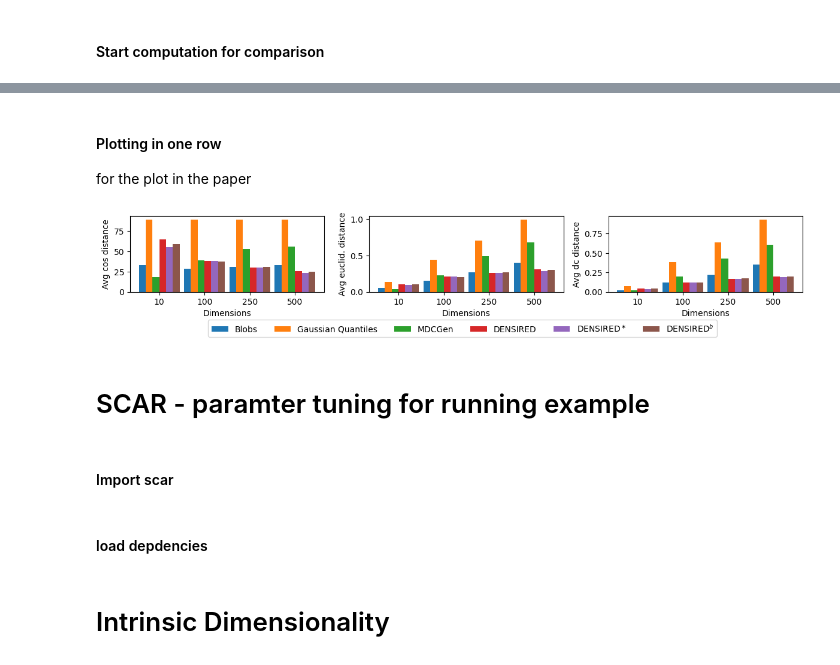
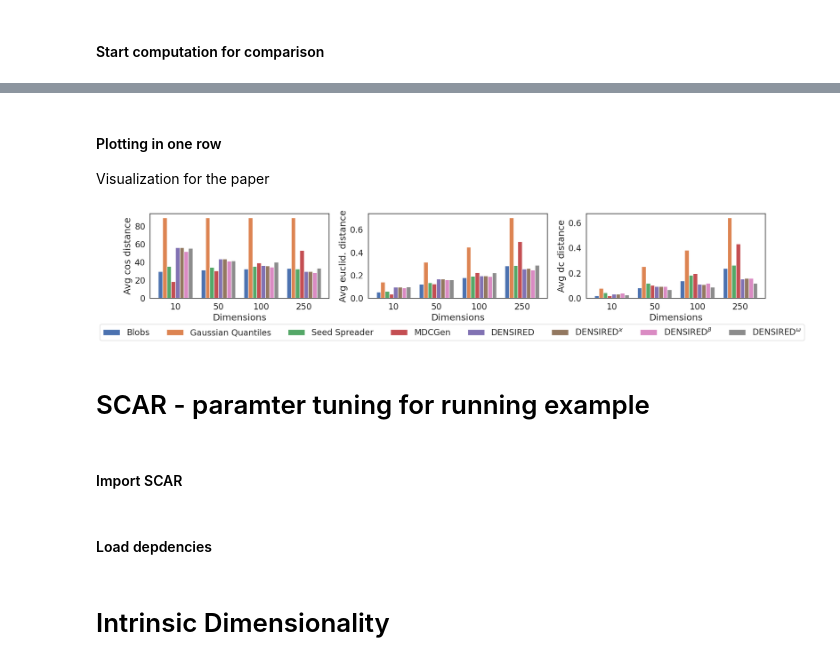
Before and after one commit to PhilJahn/DENSIRED, a Jupyter notebook: SynthDataGenImprovedAnalysis.ipynb, the cells around one changed output, grey strips where cells are left out. Drawn from its saved outputs; the diff is of its cells as text; code cells hidden in the pictures.

```diff
--- a/SynthDataGenImprovedAnalysis.ipynb
+++ b/SynthDataGenImprovedAnalysis.ipynb
@@ -1616,9 +301,11 @@ def plot(values_dict, xlabel="Dimensions", ylabel="Avg cos distance",
     plt.savefig(fname, bbox_inches='tight')
 # %% [markdown]
 #### Start computation for comparison
+# %%
+dims=[10, 50, 100, 250]
 # %%
-cos_values = compare_generators(metric="cosine")
+cos_values = compare_generators(x_range=dims, metric="cosine")
 # %%
-euclid_values = compare_generators(metric="euclidean")
+euclid_values = compare_generators(x_range=dims, metric="euclidean")
 # %%
-dc_dist_values = compare_generators(metric="dcdist")
+dc_dist_values = compare_generators(x_range=dims, metric="dcdist")
@@ -1648,62 +343,67 @@ plot(dc_dist_values, plot_legend=True, ylabel="Avg dc distance", fname="avg_dcdi
 # %% [markdown]
 #### Plotting in one row
-for the plot in the paper
+Visualization for the paper
 # %%
-x_range=[10, 100, 250, 500]
-fig, axes = plt.subplots(1,3, figsize=(12,2))
+# x_range=[10, 100, 250, 500]
+x_range = [10, 50, 100, 250]
+fig, axes = plt.subplots(1,3, figsize=(18,3.5))
 
 # plt.style.use('ggplot')
 #plt.style.use('seaborn-v0_8-whitegrid')
 #plt.style.use('default')
 
 for ax, values_dict, y_label in zip(axes,
                                     [cos_values, euclid_values, dc_dist_values],
                                     ["Avg cos distance", "Avg euclid. distance", "Avg dc distance"]):
     no_entries = len(list(values_dict.values())[0])
     #fig = plt.figure(figsize=(6, 2))
-    barWidth = 0.15
+    barWidth = 0.1
     n_bars = np.arange(no_entries)
 
-    br1 = [x - 2.5*barWidth for x in n_bars]
-    br2 = [x - 1.5*barWidth for x in n_bars]
-    br3 = [x - 0.5*barWidth for x in n_bars]
-    br4 = [x + 0.5*barWidth for x in n_bars]
-    br5 = [x + 1.5*barWidth for x in n_bars]
-    br6 = [x + 2.5*barWidth for x in n_bars]
+    br1 = [x - 3.5*barWidth for x in n_bars]
+    br2 = [x - 2.5*barWidth for x in n_bars]
+    br3 = [x - 1.5*barWidth for x in n_bars]
+
+    br4 = [x - 0.5*barWidth for x in n_bars]
+    br5 = [x + 0.5*barWidth for x in n_bars]
+
+    br6 = [x + 1.5*barWidth for x in n_bars]
+    br7 = [x + 2.5*barWidth for x in n_bars]
+    br8 = [x + 3.5*barWidth for x in n_bars]
 
     ax.bar(br1, values_dict['blobs'], width = barWidth)
-    ax.bar(br2, values_dict['gaussian_quantiles'], width = barWidth)
-    ax.bar(br3, values_dict['mdcgen'], width=barWidth)
-    ax.bar(br4, values_dict['ddg'], width = barWidth)
-    ax.bar(br5, values_dict['ddg_star'], width=barWidth)
-    ax.bar(br6, values_dict['ddg_branch'], width=barWidth)
+    ax.bar(br2, values_dict['gaussian_quantiles'], width= barWidth)
+    ax.bar(br3, values_dict['revisited'], width=barWidth)
+    ax.bar(br4, values_dict['mdcgen'], width=barWidth)
+    ax.bar(br5, values_dict['ddg'], width = barWidth)
+    ax.bar(br6, values_dict['ddg_star'], width=barWidth)
+    ax.bar(br7, values_dict['ddg_branch'], width=barWidth)
+    ax.bar(br8, values_dict['ddg_mom'], width=barWidth)
 
     #if plot_legend:
     #    legend=['Blobs', 'Gaussian Quantiles', 'DENSIRED', r"DENSIRED$^\ast$", r"DENSIRED$^b$", "MDCGen"]
     #    plt.legend(legend, loc="lower center",  ncol=3, bbox_to_anchor=(0.5, -0.75))
-    #plt.xlabel(xlabel)
-    #plt.ylabel(ylabel)
     ax.set_xlabel("Dimensions")
     ax.set_ylabel(y_label)
     #plt.xticks(np.arange(0,no_entries))
     ax.set_xticks(np.arange(0,no_entries))
     # ax = plt.gca()
     ax.set_xticklabels(x_range[:no_entries])
 
-legend=['Blobs', 'Gaussian Quantiles', "MDCGen", 'DENSIRED', r"DENSIRED$^\ast$", r"DENSIRED$^b$"]
+legend=['Blobs', 'Gaussian Quantiles', 'Seed Spreader', "MDCGen", 'DENSIRED', r"DENSIRED$^\varkappa$", r"DENSIRED$^\beta$", r"DENSIRED$^\omega$"]
 plt.tight_layout()
-plt.legend(legend, loc="lower center",  ncol=6, bbox_to_anchor=(-0.75, -0.65))
+plt.legend(legend, loc="lower center",  ncol=8, bbox_to_anchor=(-0.75, -0.55))
 plt.savefig("motivation_small_1.png", bbox_inches='tight')
 # %% [output]
-[figure, old version]
+[figure, new version]
 # %% [markdown]
 # SCAR - paramter tuning for running example <a name="scar"></a>
 # %% [markdown]
-#### Import scar
+#### Import SCAR
 # %%
 from SpectralClusteringAcceleratedRobust import SCAR
 # %% [markdown]
-#### load depdencies
+#### Load depdencies
 # %%
 import time
 from sklearn import metrics
```
Also changed, not shown: parts of 55 cells of this notebook, 2 other files.
